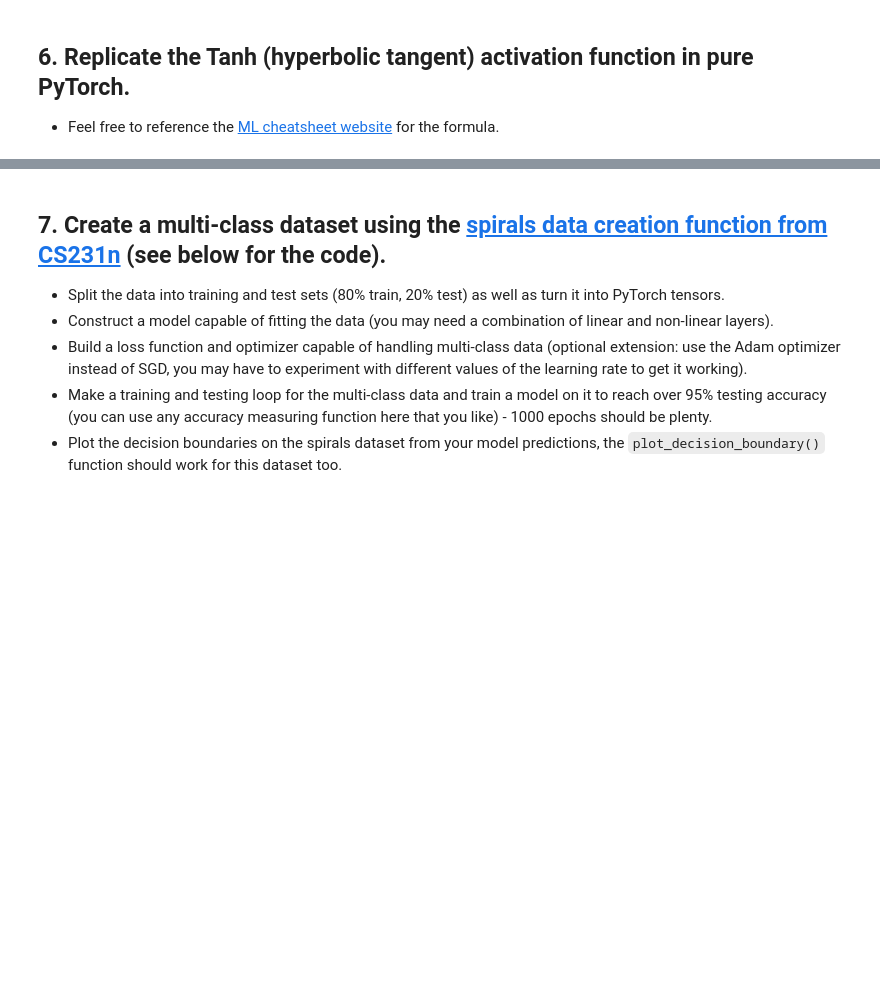
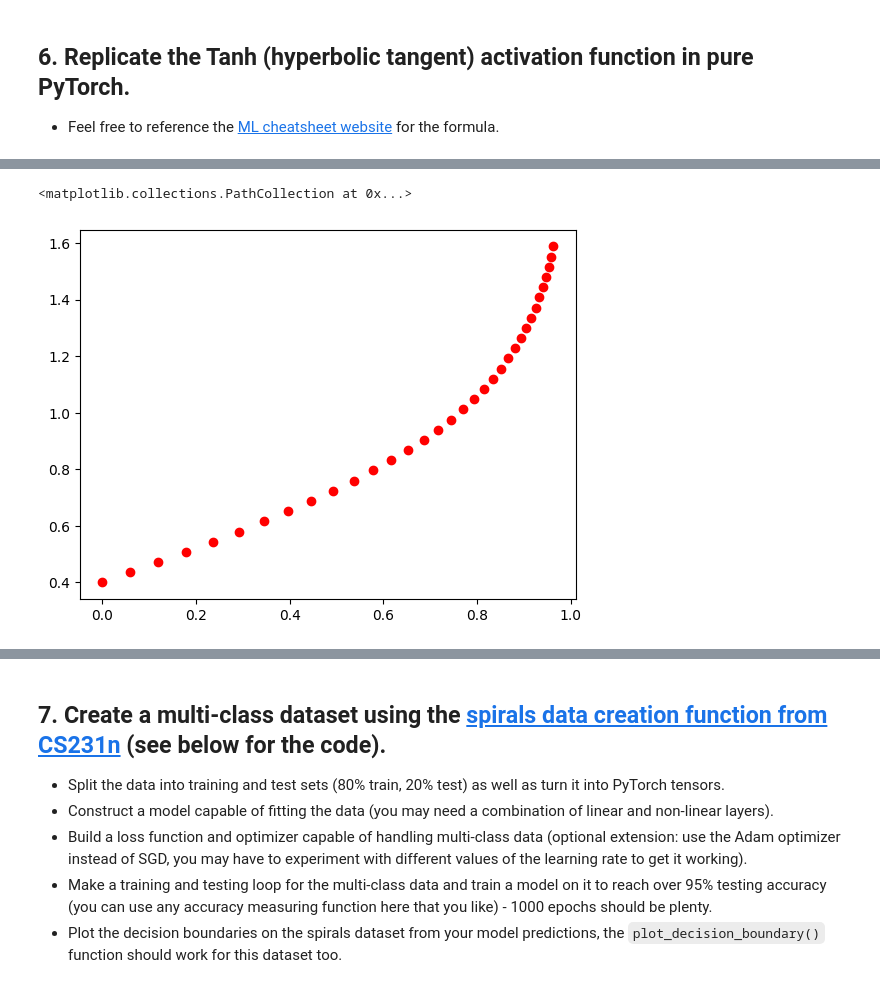
Before and after one commit to qbit-glitch/pytorch_tutorials, a Jupyter notebook: ztm_pytorch_course/ch2_pytorch_neural_network_classification/02_pytorch_classification_exercises.ipynb, the cells around one changed output, grey strips where cells are left out. Saved outputs shown, nothing was run; the diff lists cells and outputs as text; code cells hidden in the pictures; blank space fills up the shorter version.

Commit message:
replicating tanh

```diff
--- a/ztm_pytorch_course/ch2_pytorch_neural_network_classification/02_pytorch_classification_exercises.ipynb
+++ b/ztm_pytorch_course/ch2_pytorch_neural_network_classification/02_pytorch_classification_exercises.ipynb
@@ -275,2 +351,7 @@ def plot_decision_boundary(model, X, y):
 # %%
 # Test torch.tanh() on the tensor and plot it
+X_line_tanh = torch.tanh(X_line)
+plt.scatter(X_line_tanh, y_line, c='r', cmap=plt.cm.RdBu)
+# %% [output]
+<matplotlib.collections.PathCollection at 0x...>
+[figure, added]
```
Also changed, not shown: parts of 16 cells of this notebook.
